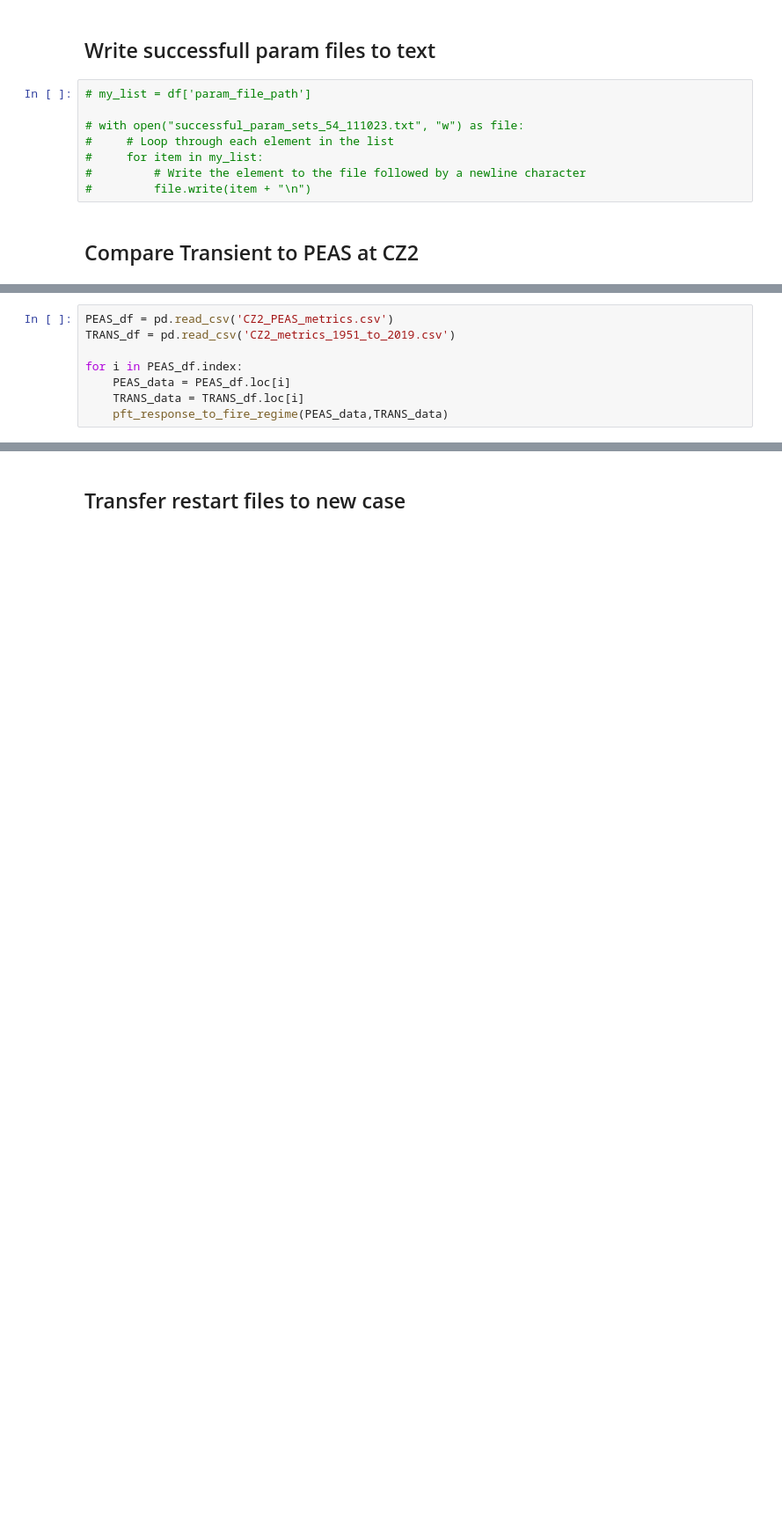
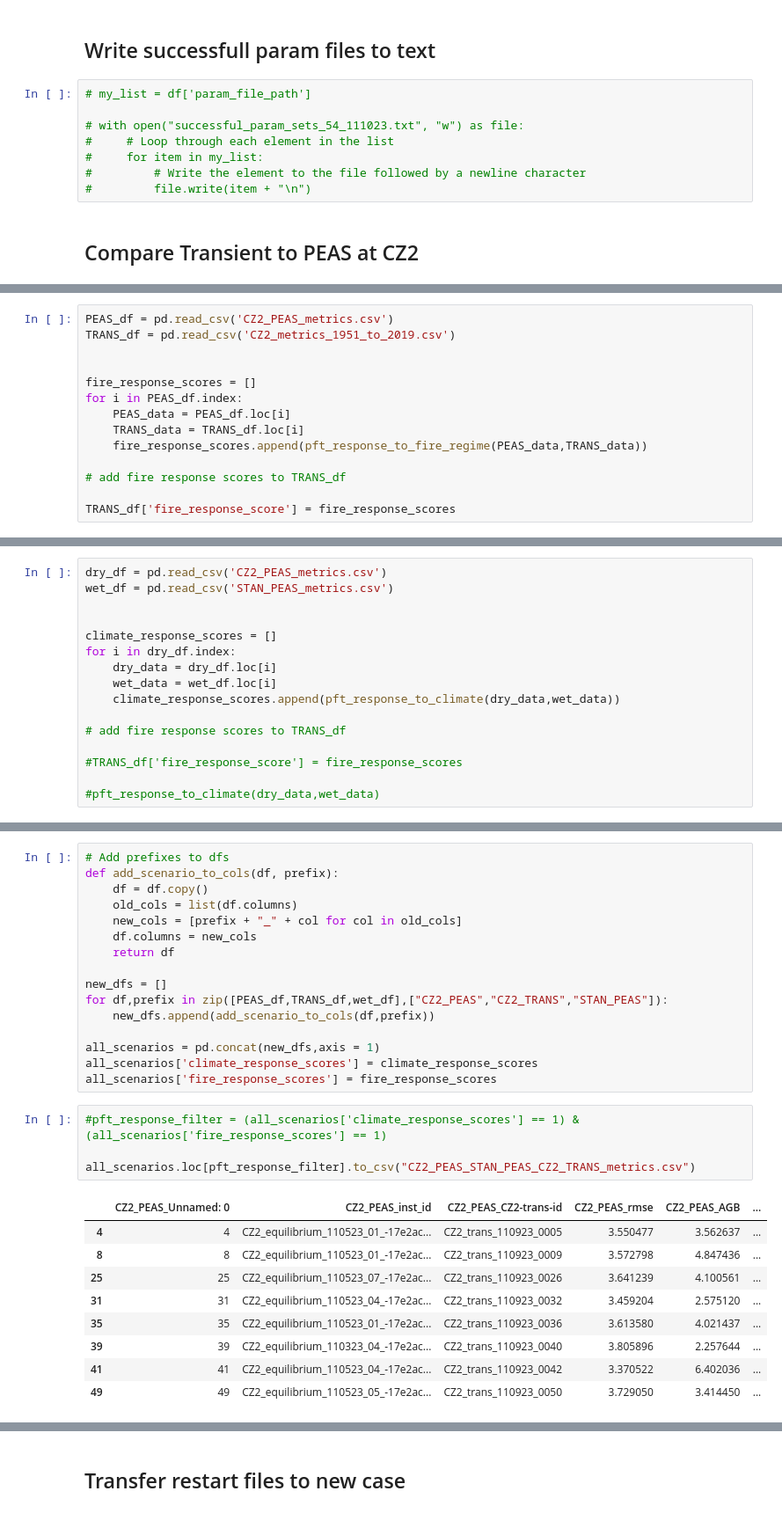
Before and after one commit to adamhb/california-fates, a Jupyter notebook: benchmarks/evaluate_ensemble_members.ipynb, the cells around one changed output, grey strips where cells are left out. Shown at 88% size. Cells and saved outputs as stored; diff of their text form; blank space fills up the shorter version.

Commit message:
made aggregated metrics

```diff
--- a/benchmarks/evaluate_ensemble_members.ipynb
+++ b/benchmarks/evaluate_ensemble_members.ipynb
@@ -443,10 +516,16 @@ PEAS_df
 PEAS_df = pd.read_csv('CZ2_PEAS_metrics.csv')
 TRANS_df = pd.read_csv('CZ2_metrics_1951_to_2019.csv')
 
+
+fire_response_scores = []
 for i in PEAS_df.index:
     PEAS_data = PEAS_df.loc[i]
     TRANS_data = TRANS_df.loc[i]
-    pft_response_to_fire_regime(PEAS_data,TRANS_data)
+    fire_response_scores.append(pft_response_to_fire_regime(PEAS_data,TRANS_data))
+
+# add fire response scores to TRANS_df
+
+TRANS_df['fire_response_score'] = fire_response_scores
 # %% [output]
 Ensemble member: CZ2_trans_110923_0001
 Data match
@@ -486 +593,17 @@ if check_CZ2_vs_STAN == True:
         return pft_response_score
+# %%
+dry_df = pd.read_csv('CZ2_PEAS_metrics.csv')
+wet_df = pd.read_csv('STAN_PEAS_metrics.csv')
+
+
+climate_response_scores = []
+for i in dry_df.index:
+    dry_data = dry_df.loc[i]
+    wet_data = wet_df.loc[i]
+    climate_response_scores.append(pft_response_to_climate(dry_data,wet_data))
+
+# add fire response scores to TRANS_df
+
+#TRANS_df['fire_response_score'] = fire_response_scores
+
+#pft_response_to_climate(dry_data,wet_data)
@@ -486,0 +630,30 @@ if check_CZ2_vs_STAN == True:
+# %%
+# Add prefixes to dfs
+def add_scenario_to_cols(df, prefix):
+    df = df.copy()
+    old_cols = list(df.columns)
+    new_cols = [prefix + "_" + col for col in old_cols]
+    df.columns = new_cols
+    return df
+
+new_dfs = []
+for df,prefix in zip([PEAS_df,TRANS_df,wet_df],["CZ2_PEAS","CZ2_TRANS","STAN_PEAS"]):
+    new_dfs.append(add_scenario_to_cols(df,prefix))
+
+all_scenarios = pd.concat(new_dfs,axis = 1)
+all_scenarios['climate_response_scores'] = climate_response_scores
+all_scenarios['fire_response_scores'] = fire_response_scores
+# %%
+#pft_response_filter = (all_scenarios['climate_response_scores'] == 1) & (all_scenarios['fire_response_scores'] == 1)
+
+all_scenarios.loc[pft_response_filter].to_csv("CZ2_PEAS_STAN_PEAS_CZ2_TRANS_metrics.csv")
+# %% [output]
+|  | CZ2_PEAS_Unnamed: 0 | CZ2_PEAS_inst_id | CZ2_PEAS_CZ2-trans-id | CZ2_PEAS_rmse | CZ2_PEAS_AGB | ... |
+| 4 | 4 | CZ2_equilibrium_110523_01_-17e2ac... | CZ2_trans_110923_0005 | 3.550477 | 3.562637 | ... |
+| 8 | 8 | CZ2_equilibrium_110523_01_-17e2ac... | CZ2_trans_110923_0009 | 3.572798 | 4.847436 | ... |
+| 25 | 25 | CZ2_equilibrium_110523_07_-17e2ac... | CZ2_trans_110923_0026 | 3.641239 | 4.100561 | ... |
+| 31 | 31 | CZ2_equilibrium_110523_04_-17e2ac... | CZ2_trans_110923_0032 | 3.459204 | 2.575120 | ... |
+| 35 | 35 | CZ2_equilibrium_110523_01_-17e2ac... | CZ2_trans_110923_0036 | 3.613580 | 4.021437 | ... |
+| 39 | 39 | CZ2_equilibrium_110323_04_-17e2ac... | CZ2_trans_110923_0040 | 3.805896 | 2.257644 | ... |
+| 41 | 41 | CZ2_equilibrium_110523_04_-17e2ac... | CZ2_trans_110923_0042 | 3.370522 | 6.402036 | ... |
+| 49 | 49 | CZ2_equilibrium_110523_05_-17e2ac... | CZ2_trans_110923_0050 | 3.729050 | 3.414450 | ... |
```
Also changed, not shown: parts of 9 cells of this notebook, 4 other files.
